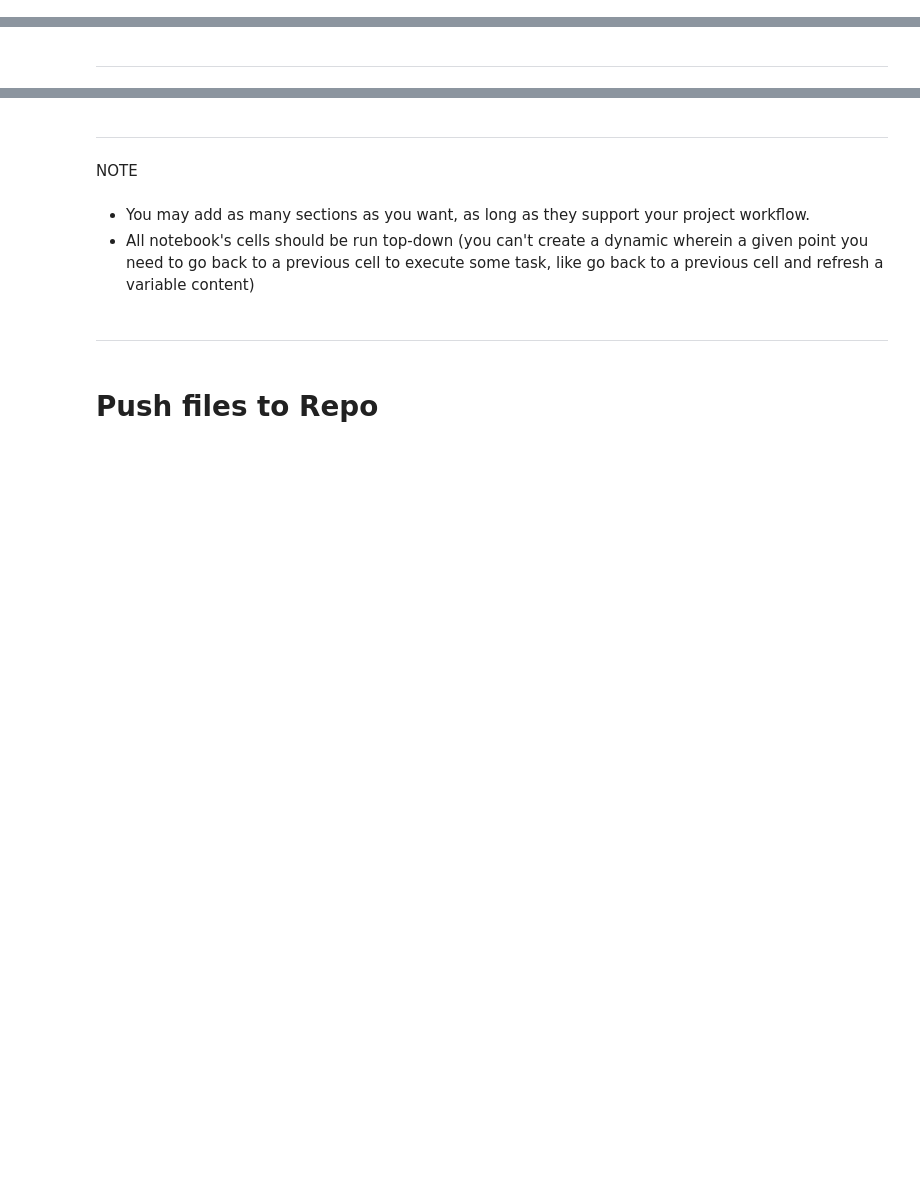
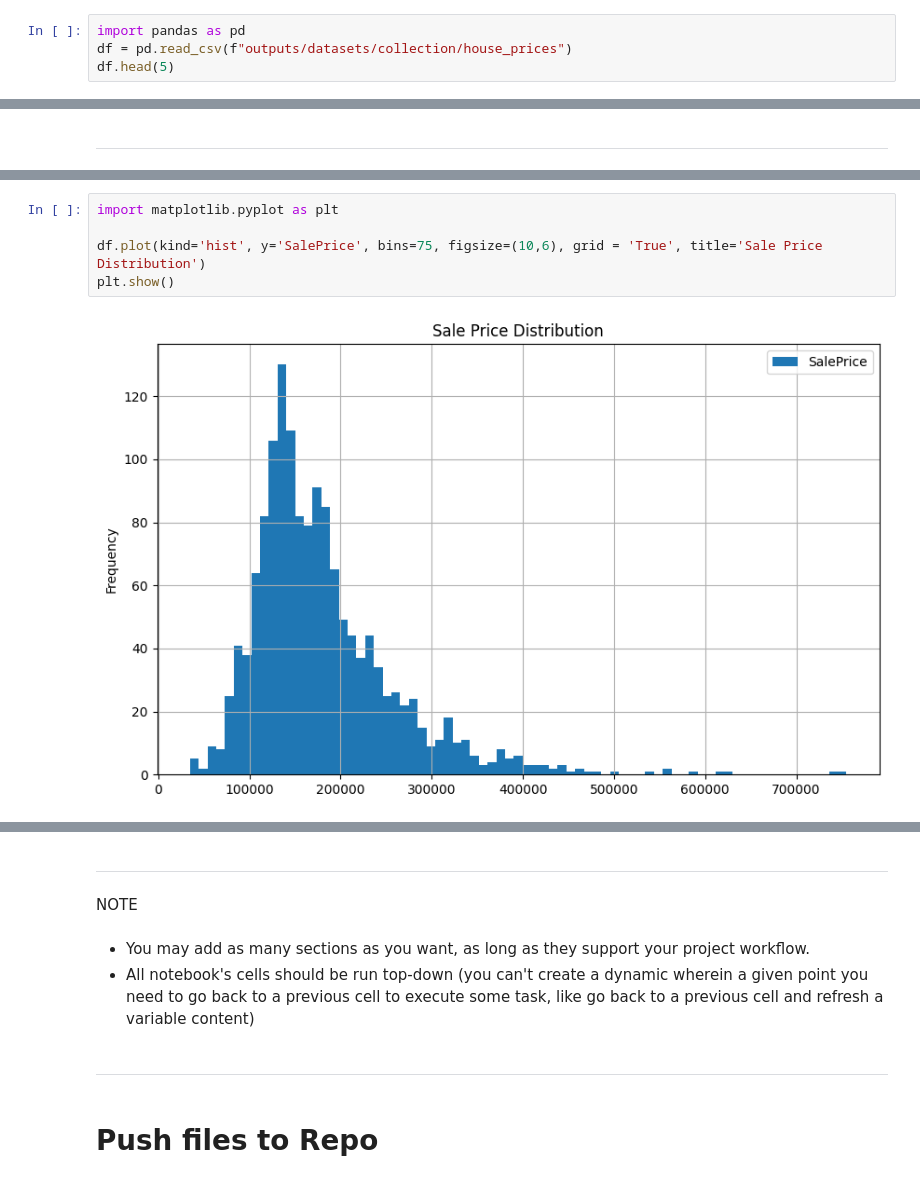
Before and after one commit to Rob-C-89/heritage-housing-issues-milestone, a Jupyter notebook: jupyter_notebooks/02 - Data Understanding.ipynb, the cells around one changed output, grey strips where cells are left out. Drawn from its saved outputs; the diff is of its cells as text; blank space fills up the shorter version.

```diff
--- a/jupyter_notebooks/02 - Data Understanding.ipynb
+++ b/jupyter_notebooks/02 - Data Understanding.ipynb
@@ -47,0 +49,4 @@ Section 1 content
+# %%
+import pandas as pd
+df = pd.read_csv(f"outputs/datasets/collection/house_prices")
+df.head(5)
@@ -53,0 +77,7 @@ Section 2 content
+# %%
+import matplotlib.pyplot as plt
+
+df.plot(kind='hist', y='SalePrice', bins=75, figsize=(10,6), grid = 'True', title='Sale Price Distribution')
+plt.show()
+# %% [output]
+[figure, added]
```
Also changed, not shown: parts of 23 cells of this notebook, 1 other file.
